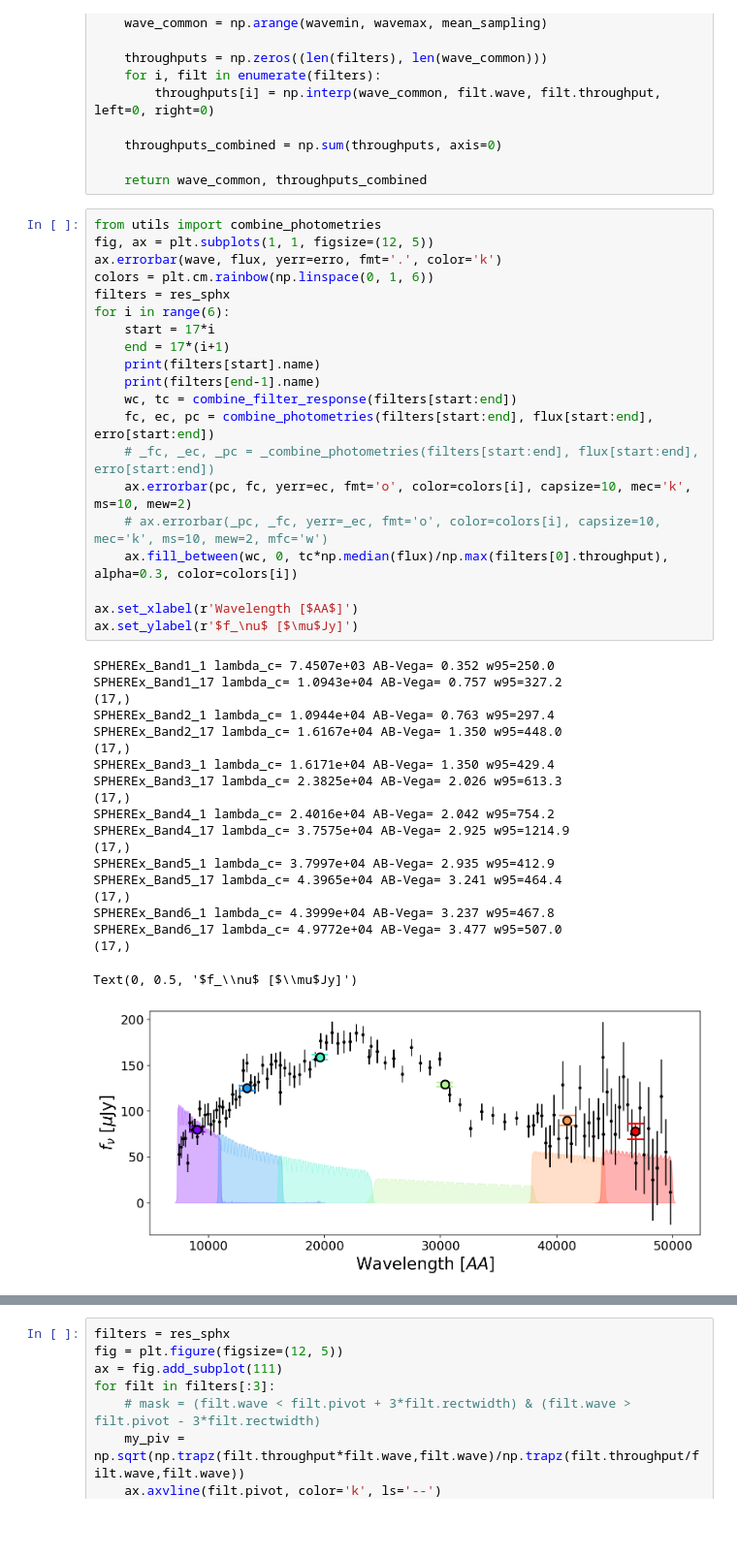
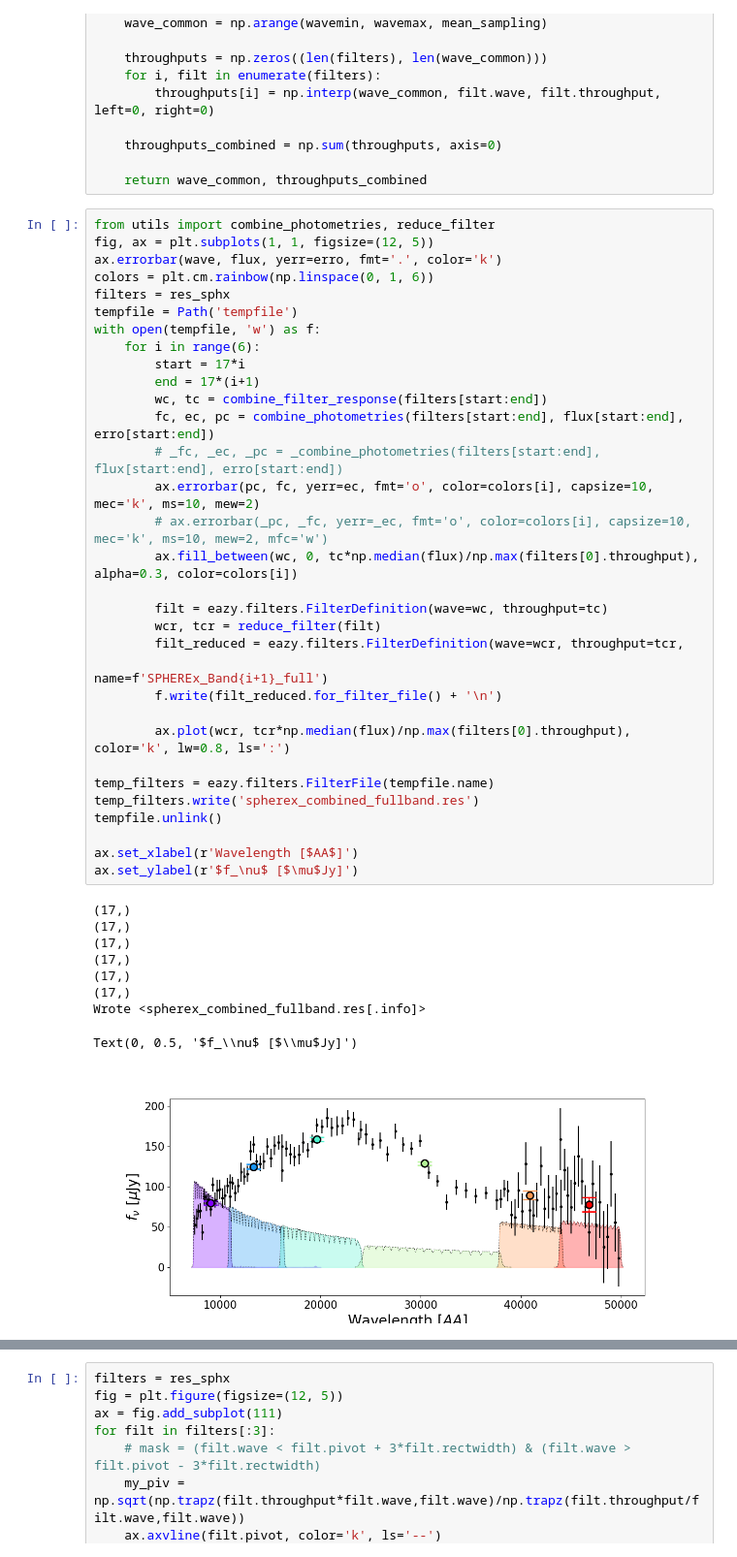
Before and after one commit to hbahk/spherex-challenge, a Jupyter notebook: challenge/combine_spherex_phot.ipynb, the cells around one changed output, grey strips where cells are left out. Shown at 97% size. Drawn from its saved outputs; the diff is of its cells as text; blank space fills up the shorter version.

```diff
--- a/challenge/combine_spherex_phot.ipynb
+++ b/challenge/combine_spherex_phot.ipynb
@@ -117,43 +140,44 @@ def combine_filter_response(filters):
 
     return wave_common, throughputs_combined
 # %%
-from utils import combine_photometries
+from utils import combine_photometries, reduce_filter
 fig, ax = plt.subplots(1, 1, figsize=(12, 5))
 ax.errorbar(wave, flux, yerr=erro, fmt='.', color='k')
 colors = plt.cm.rainbow(np.linspace(0, 1, 6))
 filters = res_sphx
-for i in range(6):
-    start = 17*i
-    end = 17*(i+1)
-    print(filters[start].name)
-    print(filters[end-1].name)
-    wc, tc = combine_filter_response(filters[start:end])
-    fc, ec, pc = combine_photometries(filters[start:end], flux[start:end], erro[start:end])
-    # _fc, _ec, _pc = _combine_photometries(filters[start:end], flux[start:end], erro[start:end])
-    ax.errorbar(pc, fc, yerr=ec, fmt='o', color=colors[i], capsize=10, mec='k', ms=10, mew=2)
-    # ax.errorbar(_pc, _fc, yerr=_ec, fmt='o', color=colors[i], capsize=10, mec='k', ms=10, mew=2, mfc='w')
-    ax.fill_between(wc, 0, tc*np.median(flux)/np.max(filters[0].throughput), alpha=0.3, color=colors[i])
+tempfile = Path('tempfile')
+with open(tempfile, 'w') as f:
+    for i in range(6):
+        start = 17*i
+        end = 17*(i+1)
+        wc, tc = combine_filter_response(filters[start:end])
+        fc, ec, pc = combine_photometries(filters[start:end], flux[start:end], erro[start:end])
+        # _fc, _ec, _pc = _combine_photometries(filters[start:end], flux[start:end], erro[start:end])
+        ax.errorbar(pc, fc, yerr=ec, fmt='o', color=colors[i], capsize=10, mec='k', ms=10, mew=2)
+        # ax.errorbar(_pc, _fc, yerr=_ec, fmt='o', color=colors[i], capsize=10, mec='k', ms=10, mew=2, mfc='w')
+        ax.fill_between(wc, 0, tc*np.median(flux)/np.max(filters[0].throughput), alpha=0.3, color=colors[i])
+
+        filt = eazy.filters.FilterDefinition(wave=wc, throughput=tc)
+        wcr, tcr = reduce_filter(filt)
+        filt_reduced = eazy.filters.FilterDefinition(wave=wcr, throughput=tcr,
+                                                     name=f'SPHEREx_Band{i+1}_full')
+        f.write(filt_reduced.for_filter_file() + '\n')
+
+        ax.plot(wcr, tcr*np.median(flux)/np.max(filters[0].throughput), color='k', lw=0.8, ls=':')
+
+temp_filters = eazy.filters.FilterFile(tempfile.name)
+temp_filters.write('spherex_combined_fullband.res')
+tempfile.unlink()
 
 ax.set_xlabel(r'Wavelength [$AA$]')
 ax.set_ylabel(r'$f_\nu$ [$\mu$Jy]')
 # %% [output]
-SPHEREx_Band1_1 lambda_c= 7.4507e+03 AB-Vega= 0.352 w95=250.0
-SPHEREx_Band1_17 lambda_c= 1.0943e+04 AB-Vega= 0.757 w95=327.2
 (17,)
-SPHEREx_Band2_1 lambda_c= 1.0944e+04 AB-Vega= 0.763 w95=297.4
-SPHEREx_Band2_17 lambda_c= 1.6167e+04 AB-Vega= 1.350 w95=448.0
 (17,)
-SPHEREx_Band3_1 lambda_c= 1.6171e+04 AB-Vega= 1.350 w95=429.4
-SPHEREx_Band3_17 lambda_c= 2.3825e+04 AB-Vega= 2.026 w95=613.3
 (17,)
-SPHEREx_Band4_1 lambda_c= 2.4016e+04 AB-Vega= 2.042 w95=754.2
-SPHEREx_Band4_17 lambda_c= 3.7575e+04 AB-Vega= 2.925 w95=1214.9
 (17,)
-SPHEREx_Band5_1 lambda_c= 3.7997e+04 AB-Vega= 2.935 w95=412.9
-SPHEREx_Band5_17 lambda_c= 4.3965e+04 AB-Vega= 3.241 w95=464.4
 (17,)
-SPHEREx_Band6_1 lambda_c= 4.3999e+04 AB-Vega= 3.237 w95=467.8
-SPHEREx_Band6_17 lambda_c= 4.9772e+04 AB-Vega= 3.477 w95=507.0
 (17,)
+Wrote <spherex_combined_fullband.res[.info]>
 Text(0, 0.5, '$f_\\nu$ [$\\mu$Jy]')
-[figure, old version]
+[figure, new version]
```
Also changed, not shown: parts of 9 cells of this notebook, 5 other files.
